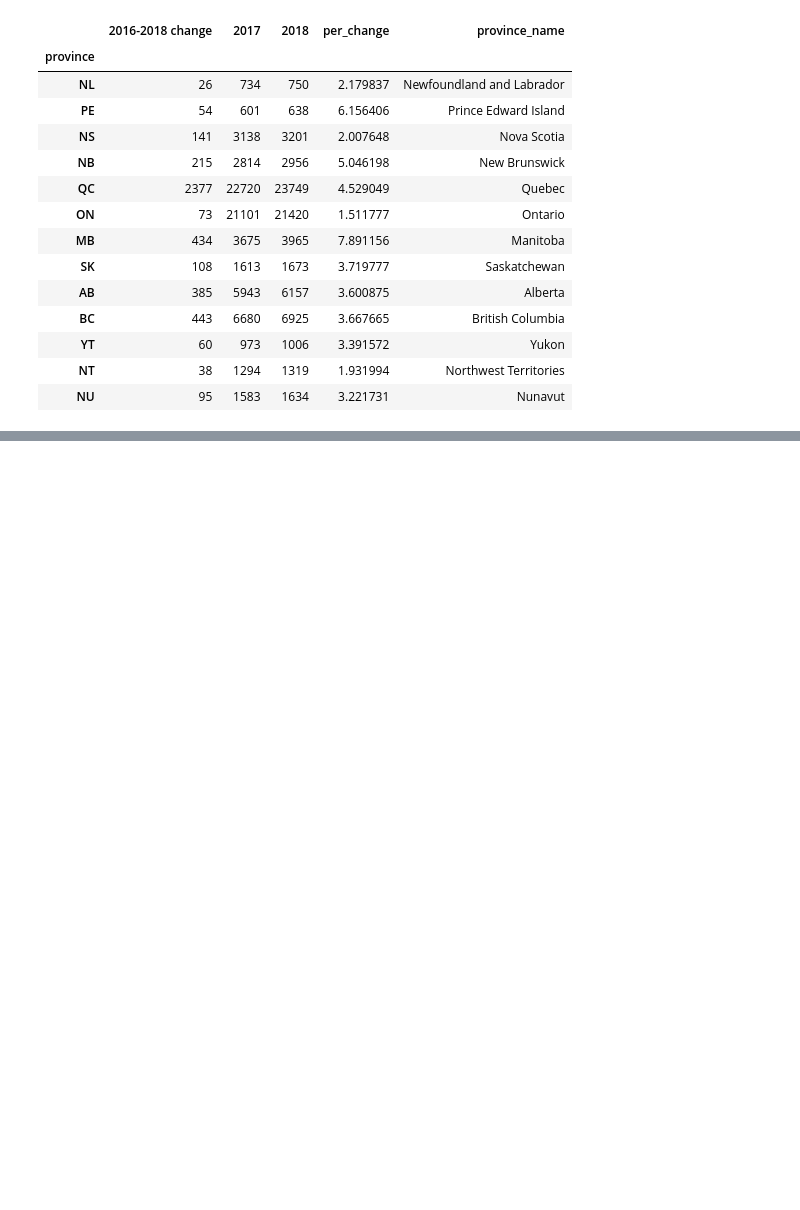
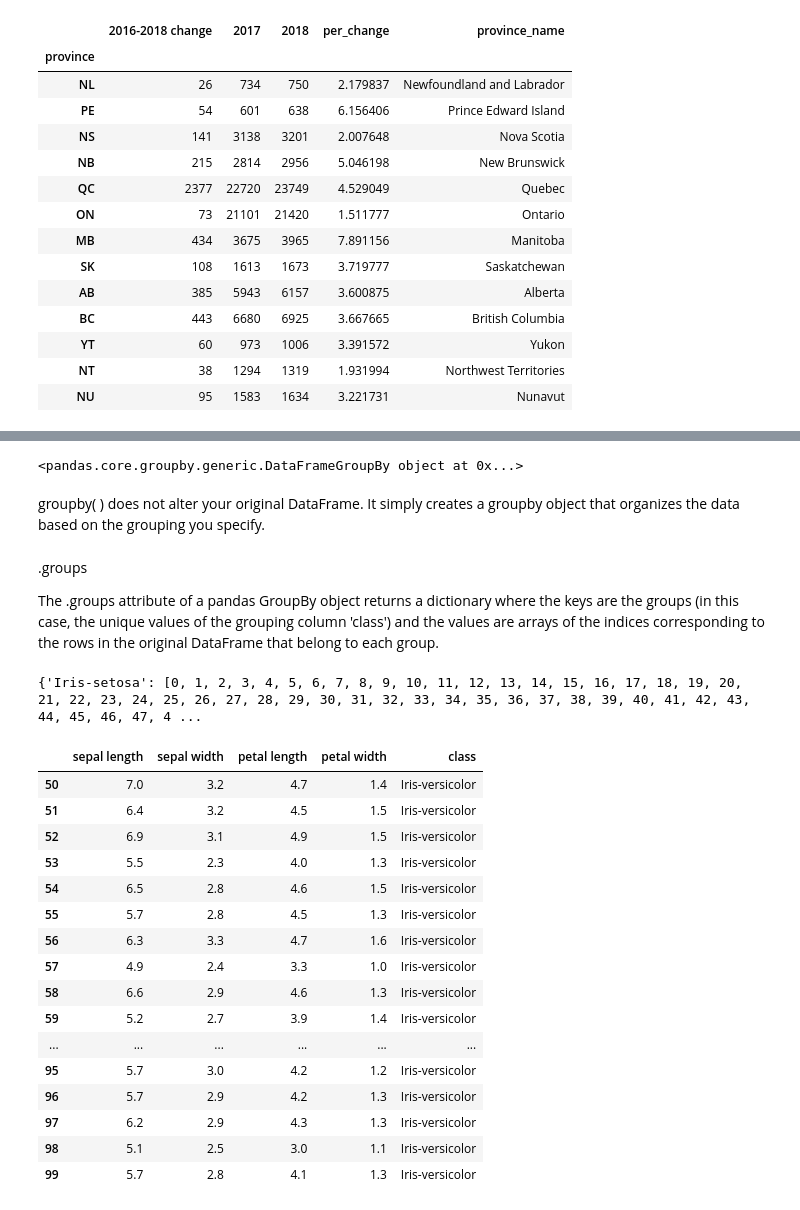
Before and after one commit to IgaMeddie/Data_Science_101, a Jupyter notebook: studying_pandas.ipynb, the cells around one changed output, grey strips where cells are left out. Drawn from its saved outputs; the diff is of its cells as text; code cells hidden in the pictures; blank space fills up the shorter version.

Commit message:
Create iris DataFrame, use groupby( ) and .groups

```diff
--- a/studying_pandas.ipynb
+++ b/studying_pandas.ipynb
@@ -391,0 +377,8 @@ prov_support.sort_index(axis=1) # qn explain?
+# %%
+# Load 'iris.data' into a pandas DataFrame named 'iris'
+
+iris = pd.read_csv('iris.data', sep=',',
+                   header=None, # the data file does not contain a header
+                   names=['sepal length','sepal width','petal length','petal width','class']) # names of columns
+
+iris.head()
@@ -391,0 +407,40 @@ prov_support.sort_index(axis=1) # qn explain?
+# %%
+iris.groupby('class') # group DataFrame by the values in the 'class' column
+
+
+# the result is a GroupBy object.
+# By default, the groupby() groups on axis=0.
+# %% [output]
+<pandas.core.groupby.generic.DataFrameGroupBy object at 0x...>
+# %% [markdown]
+groupby( ) does not alter your original DataFrame. It simply creates a groupby object that organizes the data based on the grouping you specify.
+# %% [markdown]
+.groups
+
+The .groups attribute of a pandas GroupBy object returns a dictionary where the keys are the groups (in this case, the unique values of the grouping column 'class') and the values are arrays of the indices corresponding to the rows in the original DataFrame that belong to each group.
+# %%
+iris_grouped = iris.groupby('class') # create a new variable for the groupby object
+iris_grouped.groups
+# %% [output]
+{'Iris-setosa': [0, 1, 2, 3, 4, 5, 6, 7, 8, 9, 10, 11, 12, 13, 14, 15, 16, 17, 18, 19, 20, 21, 22, 23, 24, 25, 26, 27, 28, 29, 30, 31, 32, 33, 34, 35, 36, 37, 38, 39, 40, 41, 42, 43, 44, 45, 46, 47, 4 ...
+# %%
+# return a DataFrame of a single group
+iris_grouped.get_group('Iris-versicolor')
+# %% [output]
+|  | sepal length | sepal width | petal length | petal width | class |
+| 50 | 7.0 | 3.2 | 4.7 | 1.4 | Iris-versicolor |
+| 51 | 6.4 | 3.2 | 4.5 | 1.5 | Iris-versicolor |
+| 52 | 6.9 | 3.1 | 4.9 | 1.5 | Iris-versicolor |
+| 53 | 5.5 | 2.3 | 4.0 | 1.3 | Iris-versicolor |
+| 54 | 6.5 | 2.8 | 4.6 | 1.5 | Iris-versicolor |
+| 55 | 5.7 | 2.8 | 4.5 | 1.3 | Iris-versicolor |
+| 56 | 6.3 | 3.3 | 4.7 | 1.6 | Iris-versicolor |
+| 57 | 4.9 | 2.4 | 3.3 | 1.0 | Iris-versicolor |
+| 58 | 6.6 | 2.9 | 4.6 | 1.3 | Iris-versicolor |
+| 59 | 5.2 | 2.7 | 3.9 | 1.4 | Iris-versicolor |
+| ... | ... | ... | ... | ... | ... |
+| 95 | 5.7 | 3.0 | 4.2 | 1.2 | Iris-versicolor |
+| 96 | 5.7 | 2.9 | 4.2 | 1.3 | Iris-versicolor |
+| 97 | 6.2 | 2.9 | 4.3 | 1.3 | Iris-versicolor |
+| 98 | 5.1 | 2.5 | 3.0 | 1.1 | Iris-versicolor |
+| 99 | 5.7 | 2.8 | 4.1 | 1.3 | Iris-versicolor |
```
Also changed, not shown: parts of 4 cells of this notebook.
